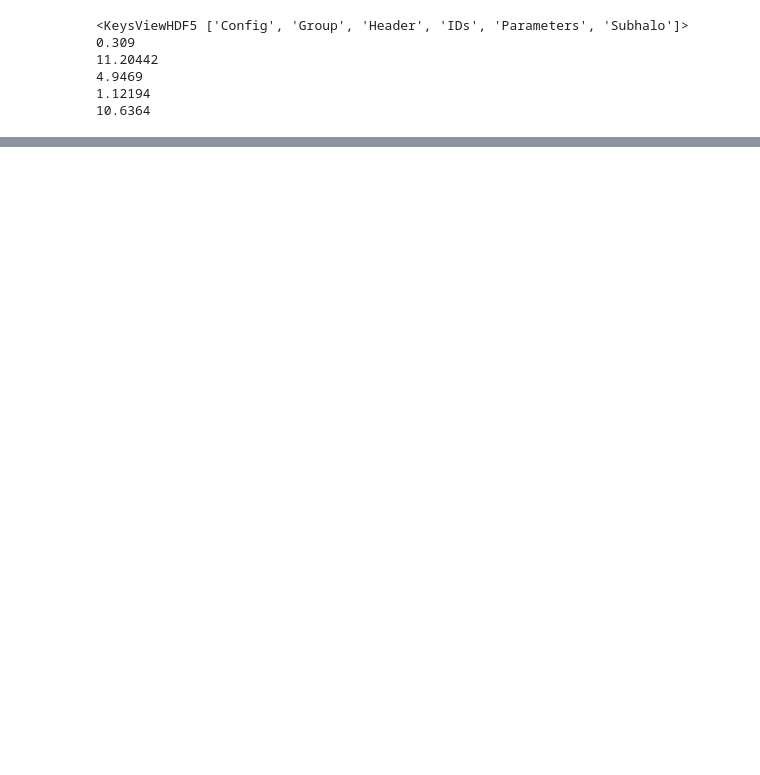
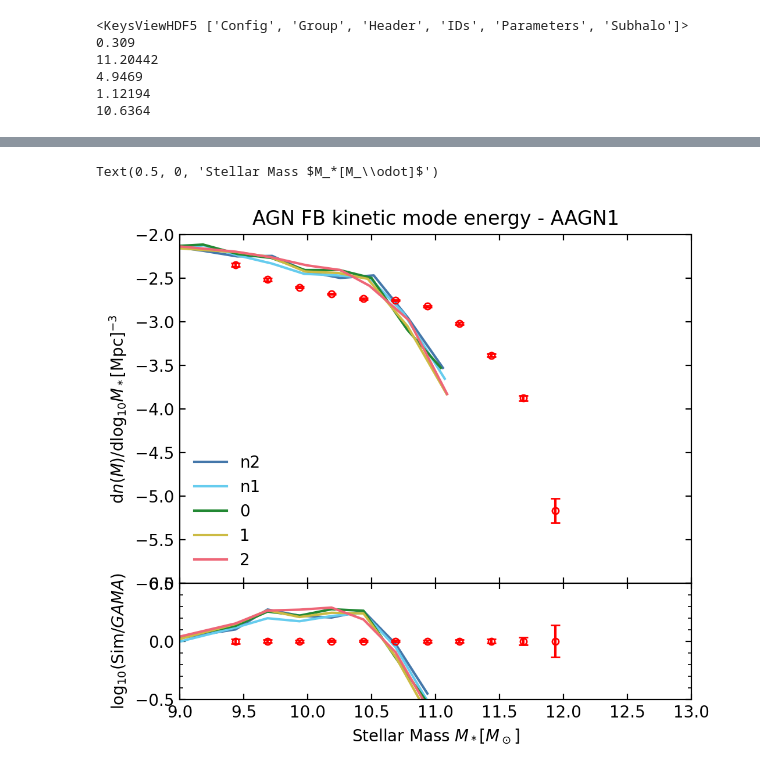
Before and after one commit to fgmaion/MTNG-resims, a Jupyter notebook: Notebooks/CAMELS_SMF.ipynb, the cells around one changed output, grey strips where cells are left out. Drawn from its saved outputs; the diff is of its cells as text; code cells hidden in the pictures; blank space fills up the shorter version.

```diff
--- a/Notebooks/CAMELS_SMF.ipynb
+++ b/Notebooks/CAMELS_SMF.ipynb
@@ -123,0 +136,40 @@ Text(0.5, 0, 'Stellar Mass $M_*[M_\\odot]$')
+# %%
+fig = plt.figure(dpi=200, figsize=(5.5,5))
+
+ax1=fig.add_axes((.1,.3,.8,.6))
+
+ax1.set_title('AGN FB kinetic mode energy - AAGN1')
+
+colors=[ '#4477AA', '#66CCEE', '#228833', '#CCBB44', '#EE6677', '#AA3377', '#BBBBBB']
+labels=['n2', 'n1', '0', '1', '2']
+
+for i in range(5):
+    ax1.plot(np.log10(smf['rad_fb'][index[i]]['mstar']), np.log10(smf['rad_fb'][index[i]]['smf']), color=colors[i], label=labels[i])
+
+ax1.errorbar(GAMA_corr[:,0], GAMA_corr[:,1], yerr=[GAMA_corr[:,2], GAMA_corr[:,3]], color='r', marker='o', capsize=3, ms=4, fillstyle='none', ls='')
+
+ax1.legend(loc='lower left')
+
+ax1.set_xlim(9, 13)
+ax1.set_ylim(-6, -2)
+
+ax1.set_ylabel('$\mathrm{d}n(M)/\mathrm{dlog}_{10}M_*[\mathrm{Mpc}]^{-3}$')
+ax1.set_xticklabels([])
+
+ax2=fig.add_axes((.1,.1,.8,.2))
+
+for i in range(5):
+    ax2.plot(GAMA_corr[:,0], np.interp( GAMA_corr[:,0], np.log10(smf['rad_fb'][index[i]]['mstar']), np.log10(smf['rad_fb'][index[i]]['smf']) )-GAMA_corr[:,1], color=colors[i])
+
+ax2.errorbar(GAMA_corr[:,0], np.zeros(len(GAMA_corr[:,0])), yerr=[GAMA_corr[:,2], GAMA_corr[:,3]], marker='o', color='r', capsize=3, ms=4, fillstyle='none', ls='')
+
+ax2.set_xlim(9, 13)
+ax2.set_ylim(-0.5,0.5)
+
+ax2.set_yticks([-0.5,-0.4,-0.3,-0.2,-0.1,0.0,0.1,0.2,0.3,0.4,0.5], minor=True)
+
+ax2.set_ylabel('$\log_{10}(\mathrm{Sim}/GAMA)$')
+ax2.set_xlabel('Stellar Mass $M_*[M_\odot]$')
+# %% [output]
+Text(0.5, 0, 'Stellar Mass $M_*[M_\\odot]$')
+[figure, added]
```
Also changed, not shown: parts of 6 cells of this notebook.
